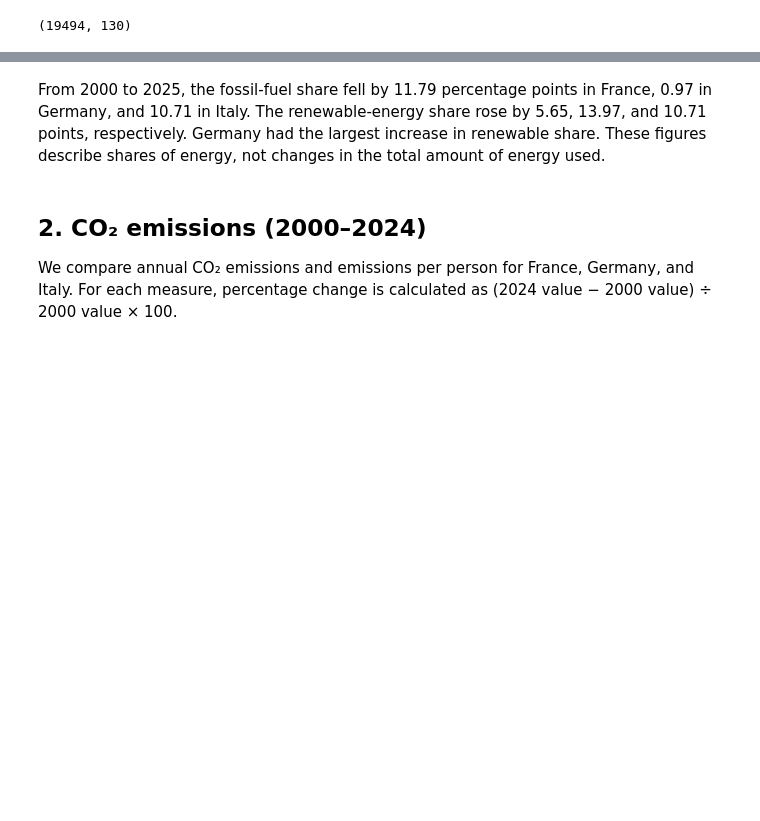
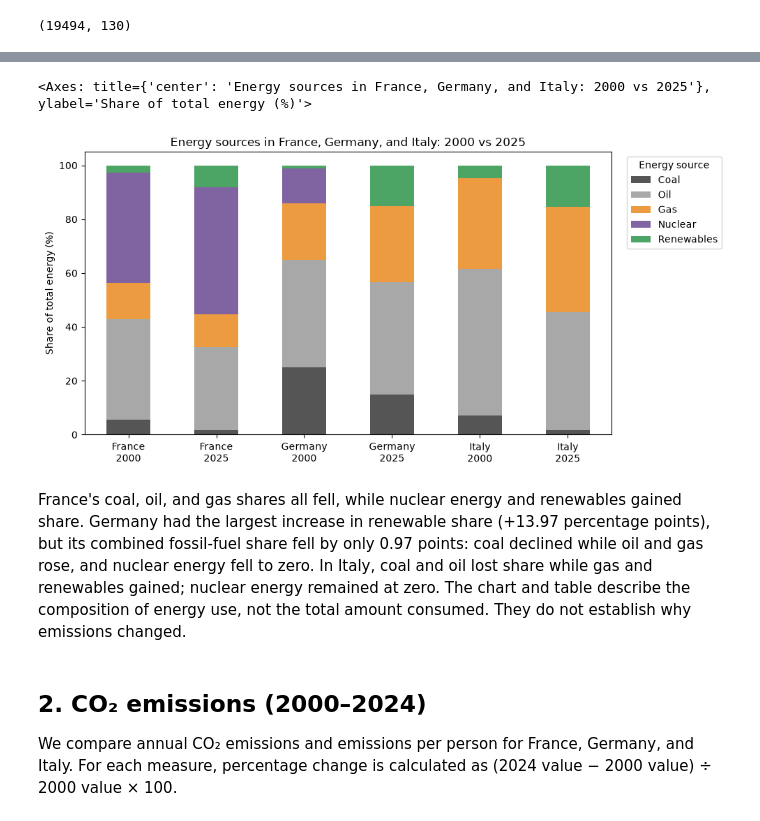
Before and after one commit to saharshapoorirad/powering-the-planet, a Jupyter notebook: report.ipynb, the cells around one changed output, grey strips where cells are left out. Saved outputs shown, nothing was run; the diff lists cells and outputs as text; code cells hidden in the pictures; blank space fills up the shorter version.

Commit message:
Analyze energy sources and update report story

```diff
--- a/report.ipynb
+++ b/report.ipynb
@@ -49,5 +70,12 @@ energy_changes.round(2)
+# %%
+from powering_the_planet.plots import plot_energy_mix_endpoints
+
+plot_energy_mix_endpoints(energy_mix)
+# %% [output]
+<Axes: title={'center': 'Energy sources in France, Germany, and Italy: 2000 vs 2025'}, ylabel='Share of total energy (%)'>
+[figure, added]
 # %% [markdown]
-From 2000 to 2025, the fossil-fuel share fell by 11.79 percentage points in France, 0.97 in Germany, and 10.71 in Italy. The renewable-energy share rose by 5.65, 13.97, and 10.71 points, respectively. Germany had the largest increase in renewable share. These figures describe shares of energy, not changes in the total amount of energy used.
+France's coal, oil, and gas shares all fell, while nuclear energy and renewables gained share. Germany had the largest increase in renewable share (+13.97 percentage points), but its combined fossil-fuel share fell by only 0.97 points: coal declined while oil and gas rose, and nuclear energy fell to zero. In Italy, coal and oil lost share while gas and renewables gained; nuclear energy remained at zero. The chart and table describe the composition of energy use, not the total amount consumed. They do not establish why emissions changed.
 # %% [markdown]
 ## 2. CO₂ emissions (2000–2024)
 
```
Also changed, not shown: parts of 7 cells of this notebook, 3 other files.
